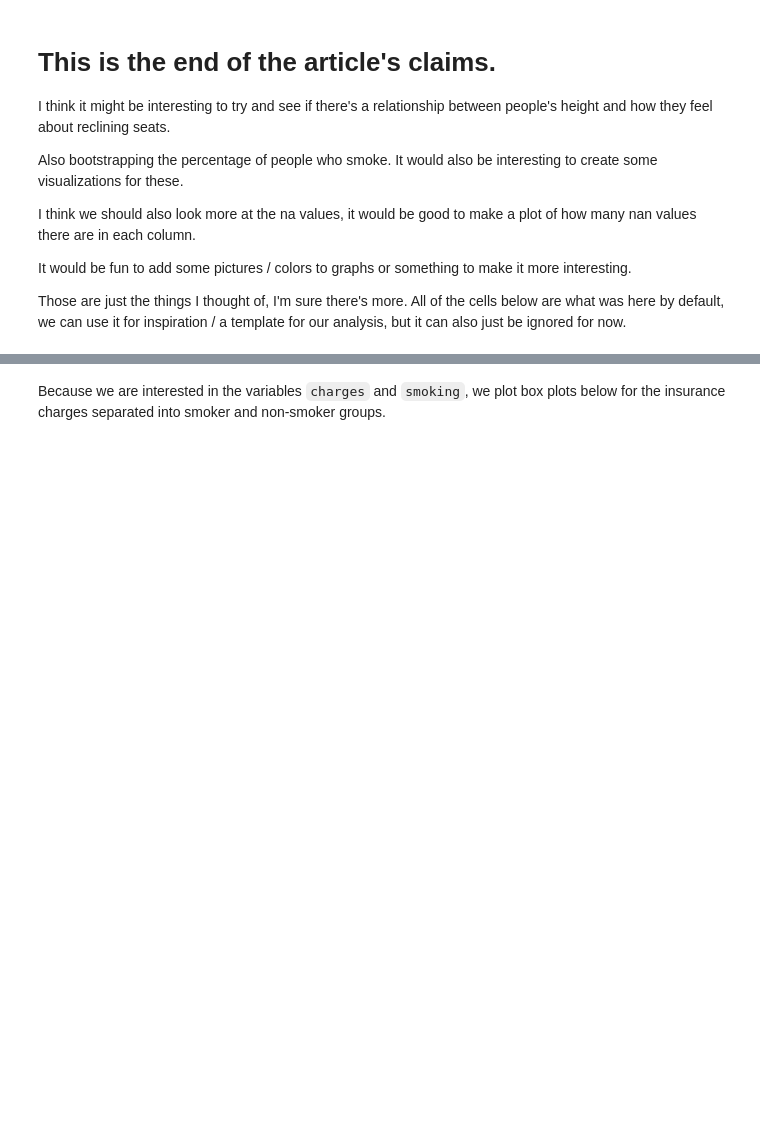
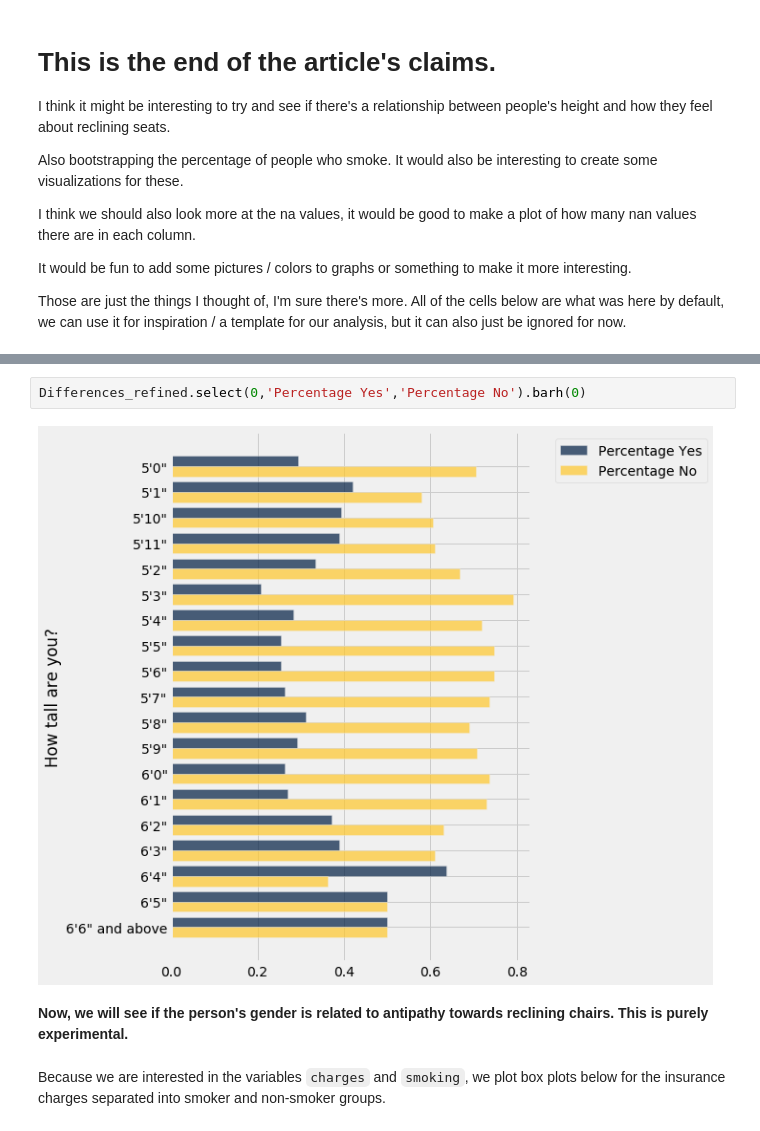
Before and after one commit to ls88-openscienceconnector/final-project-team-2, a Jupyter notebook: notebooks/airplane-analysis.ipynb, the cells around one changed output, grey strips where cells are left out. Saved outputs shown, nothing was run; the diff lists cells and outputs as text; blank space fills up the shorter version.

```diff
--- a/notebooks/airplane-analysis.ipynb
+++ b/notebooks/airplane-analysis.ipynb
@@ -477,3 +540,9 @@ Those are just the things I thought of, I'm sure there's more. All of the cells
+# %%
+Differences_refined.select(0,'Percentage Yes','Percentage No').barh(0)
+# %% [output]
+[figure, added]
+# %% [markdown]
+**Now, we will see if the person's gender is related to antipathy towards reclining chairs. This is purely experimental.**
 # %% [markdown]
 Because we are interested in the variables `charges` and `smoking`, we plot box plots below for the insurance charges separated into smoker and non-smoker groups.
 # %%
```
Also changed, not shown: parts of 16 cells of this notebook.
